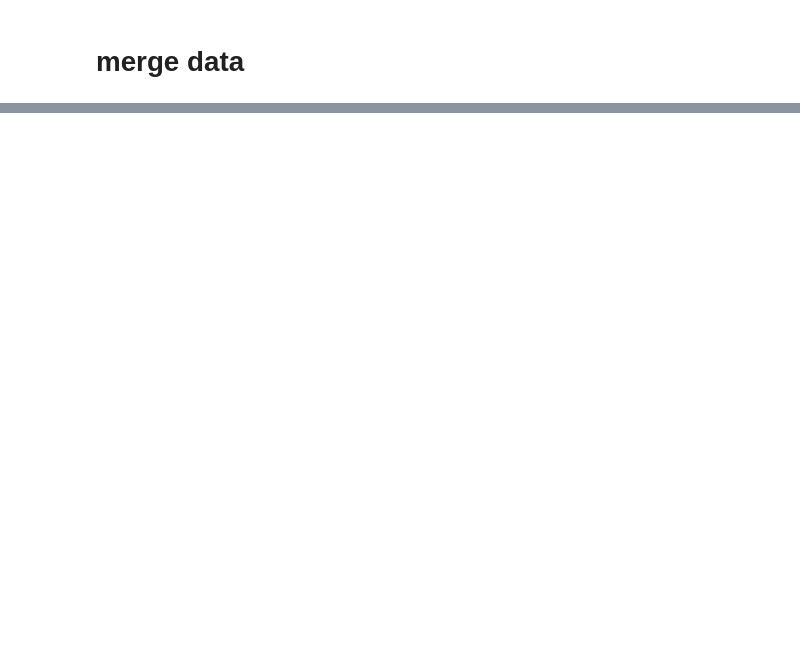
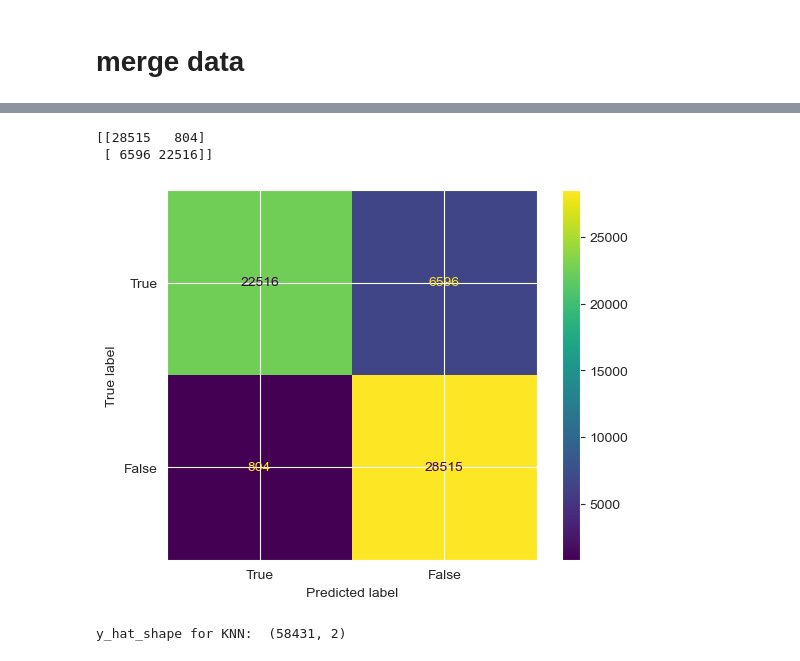
Before and after one commit to chunwei-ong/SC1015, a Jupyter notebook: proj_code.ipynb, the cells around one changed output, grey strips where cells are left out. Drawn from its saved outputs; the diff is of its cells as text; code cells hidden in the pictures; blank space fills up the shorter version.

```diff
--- a/proj_code.ipynb
+++ b/proj_code.ipynb
@@ -182,0 +368,12 @@ plt.show()
+# %%
+# Using KNN
+
+classifier_knn = KNeighborsClassifier(n_neighbors = 5, metric = 'minkowski', p = 2)
+
+# Start timer
+start_time = time.time()
+
+classifier_knn.fit(x_train, y_train)
+
+# End timer
+end_time = time.time()
@@ -182,0 +469,21 @@ plt.show()
+# %%
+#KNN
+y_pred_knn = classifier_knn.predict(x_test)
+cm = confusion_matrix(y_test, y_pred_knn)
+print(cm)
+
+cm_display = metrics.ConfusionMatrixDisplay(confusion_matrix = confusion_matrix(y_test, y_pred_knn, labels = [1,0]), display_labels = [True, False])
+cm_display.plot()
+plt.show()
+# %% [output]
+[[28515   804]
+ [ 6596 22516]]
+[figure, added]
+# %%
+yhat_knn = classifier_knn.predict_proba(x_test)
+print('y_hat_shape for KNN: ',yhat_knn.shape)
+yhat_knn = yhat_knn[:, 1]
+fpr_knn, tpr_knn, _ = metrics.roc_curve(y_test, yhat_knn)
+auc_knn = round(metrics.roc_auc_score(y_test, yhat_knn), 4)
+# %% [output]
+y_hat_shape for KNN:  (58431, 2)
```
Also changed, not shown: parts of 47 cells of this notebook.
